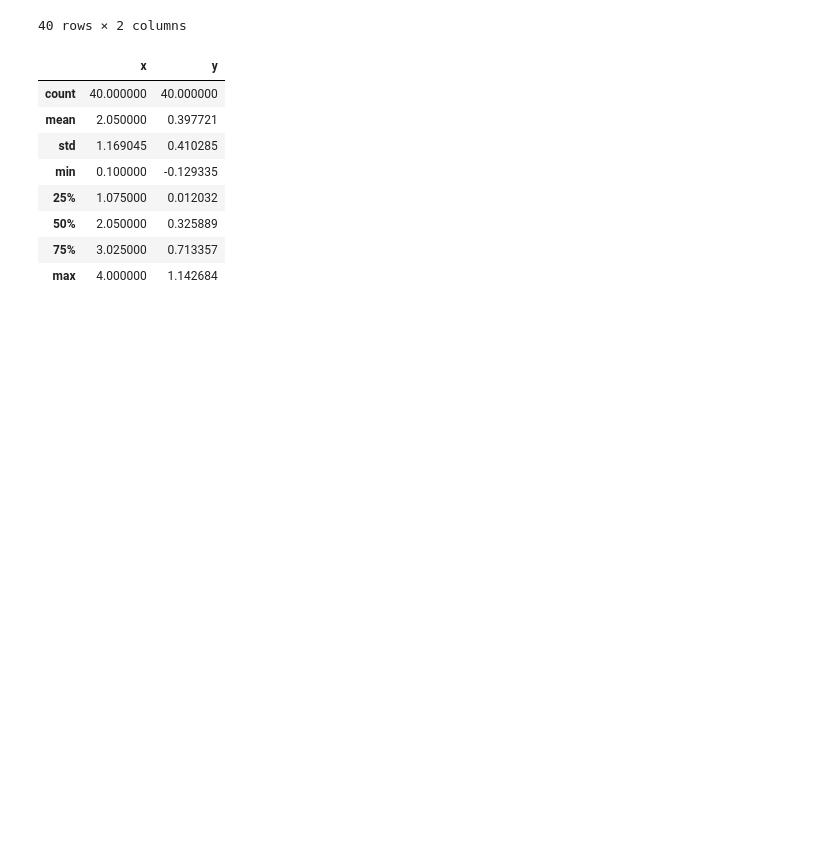
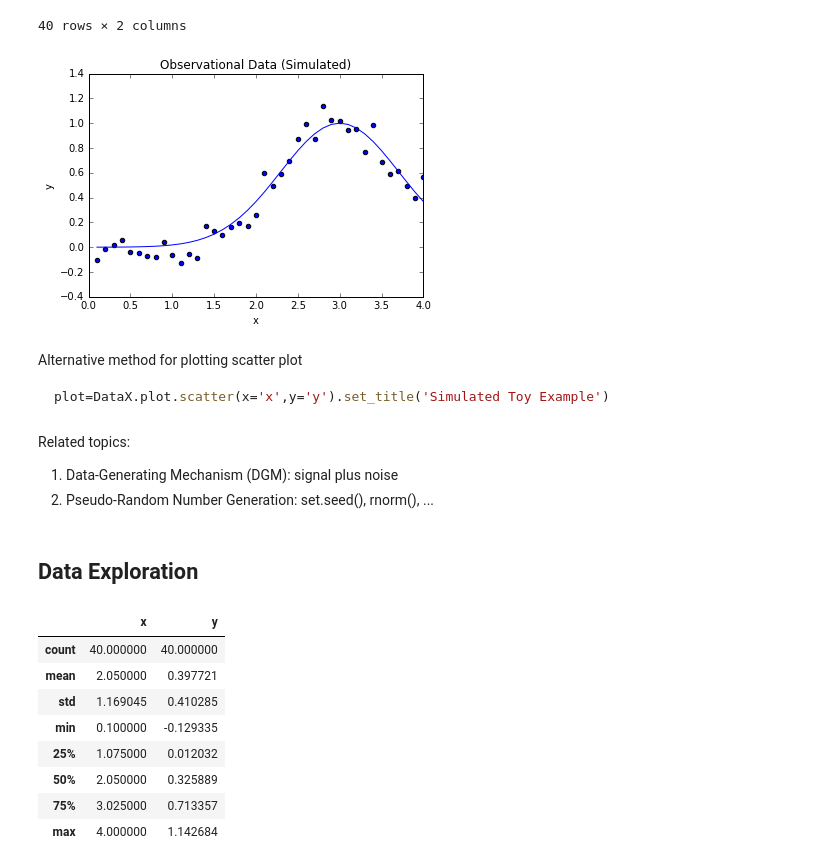
Before and after one commit to makakin/Stat3612Python, a Jupyter notebook: [Lecture 2] A Walk through Data Mining.ipynb, the cells around one changed output. Cells and saved outputs as stored; diff of their text form; code cells hidden in the pictures; blank space fills up the shorter version.

````diff
--- a/[Lecture 2] A Walk through Data Mining.ipynb
+++ b/[Lecture 2] A Walk through Data Mining.ipynb
@@ -38,6 +39,26 @@ DataX
 | 38 | 3.9 | 0.392832 |
 | 39 | 4.0 | 0.566772 |
 40 rows × 2 columns
+# %%
+plt.scatter(x,y)
+plt.plot(x, ffun(x))
+plt.title('Observational Data (Simulated)')
+plt.xlabel('x')
+plt.ylabel('y')
+plt.xlim([0,4]);
+# %% [output]
+[figure, added]
+# %% [markdown]
+Alternative method for plotting scatter plot
+```python
+plot=DataX.plot.scatter(x='x',y='y').set_title('Simulated Toy Example')
+```
+# %% [markdown]
+Related topics:
+1. Data-Generating Mechanism (DGM): signal plus noise
+2. Pseudo-Random Number Generation: set.seed(), rnorm(), ...
+# %% [markdown]
+## Data Exploration
 # %%
 DataX.describe()
 # %% [output]
````
Also changed, not shown: parts of 13 cells of this notebook.
